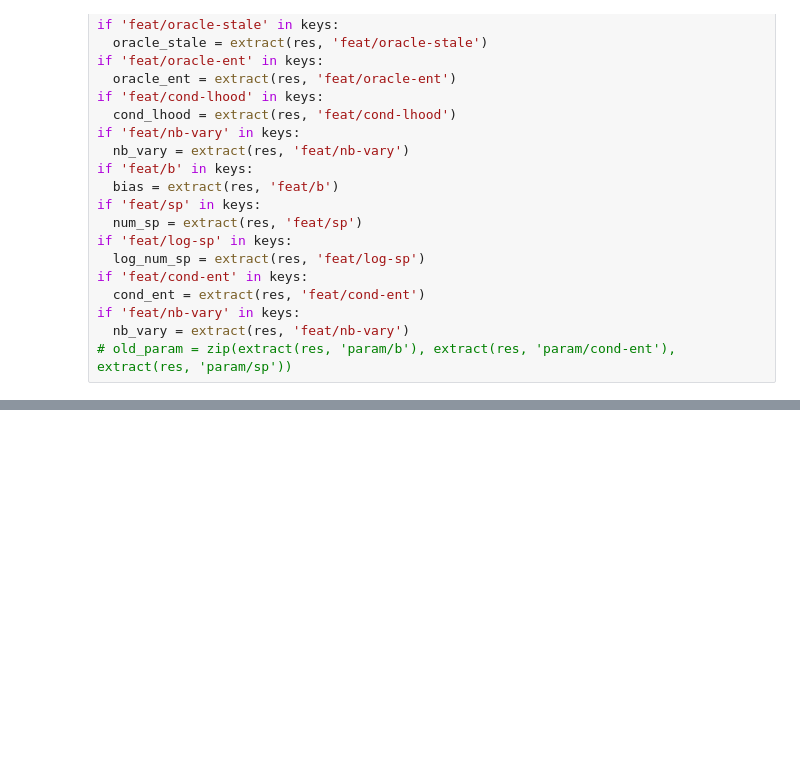
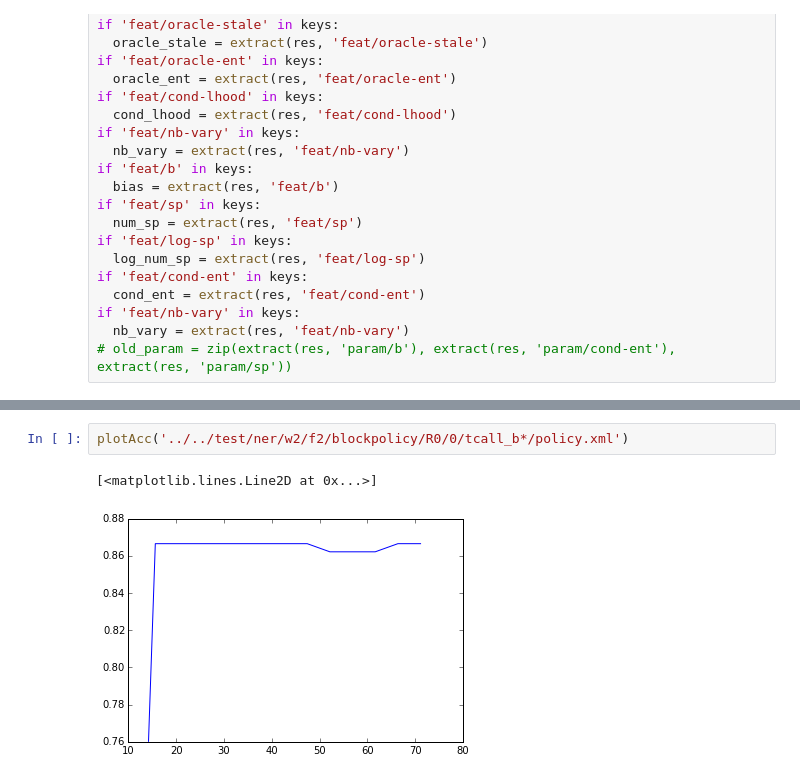
Before and after one commit to strin/HeteroSampler, a Jupyter notebook: notebook/ner/reward(f2).ipynb, the cells around one changed output, grey strips where cells are left out. Saved outputs shown, nothing was run; the diff lists cells and outputs as text; blank space fills up the shorter version.

```diff
--- a/notebook/ner/reward(f2).ipynb
+++ b/notebook/ner/reward(f2).ipynb
@@ -149,0 +239,5 @@ if 'feat/nb-vary' in keys:
+# %%
+plotAcc('../../test/ner/w2/f2/blockpolicy/R0/0/tcall_b*/policy.xml')
+# %% [output]
+[<matplotlib.lines.Line2D at 0x...>]
+[figure, added]
```
Also changed, not shown: parts of 6 cells of this notebook, 4 other files.
